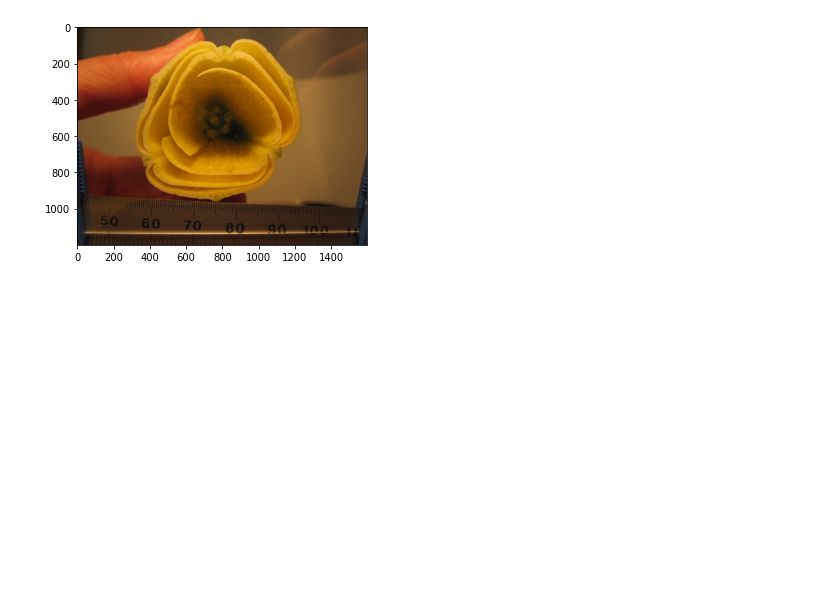
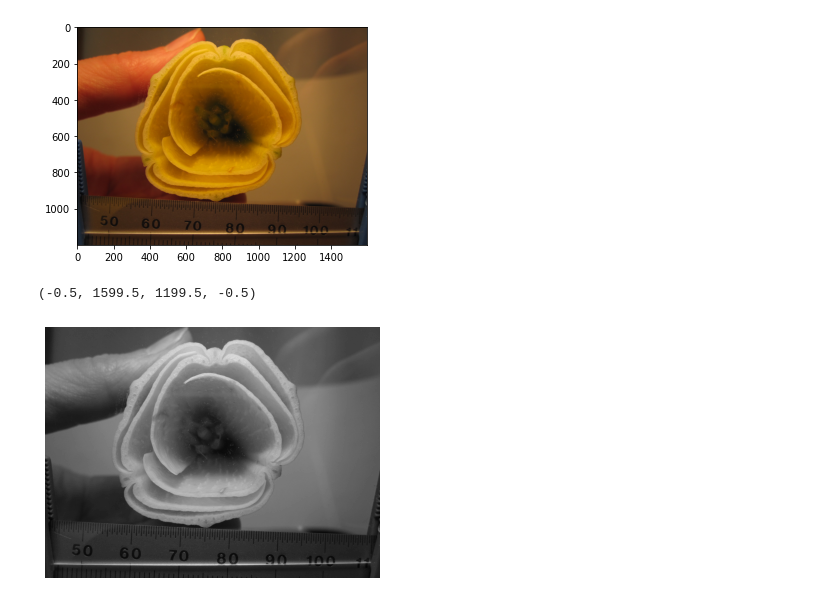
Before and after one commit to nicolepanek/2021_LilyProject, a Jupyter notebook: LilyMaskCreation.ipynb, the cells around one changed output. Drawn from its saved outputs; the diff is of its cells as text; code cells hidden in the pictures; blank space fills up the shorter version.

```diff
--- a/LilyMaskCreation.ipynb
+++ b/LilyMaskCreation.ipynb
@@ -19,3 +20,13 @@ plt.imshow(lily)
 # %% [output]
 <matplotlib.image.AxesImage at 0x...>
 [figure]
+# %%
+#convert the lily image to black and white
+lily_gr = rgb2gray(lily)
+
+fig, ax = plt.subplots(figsize = (6,6))
+ax.imshow(lily_gr, cmap = 'gray')
+ax.axis('off')
+# %% [output]
+(-0.5, 1599.5, 1199.5, -0.5)
+[figure, added]
```
Also changed, not shown: parts of 4 cells of this notebook.
